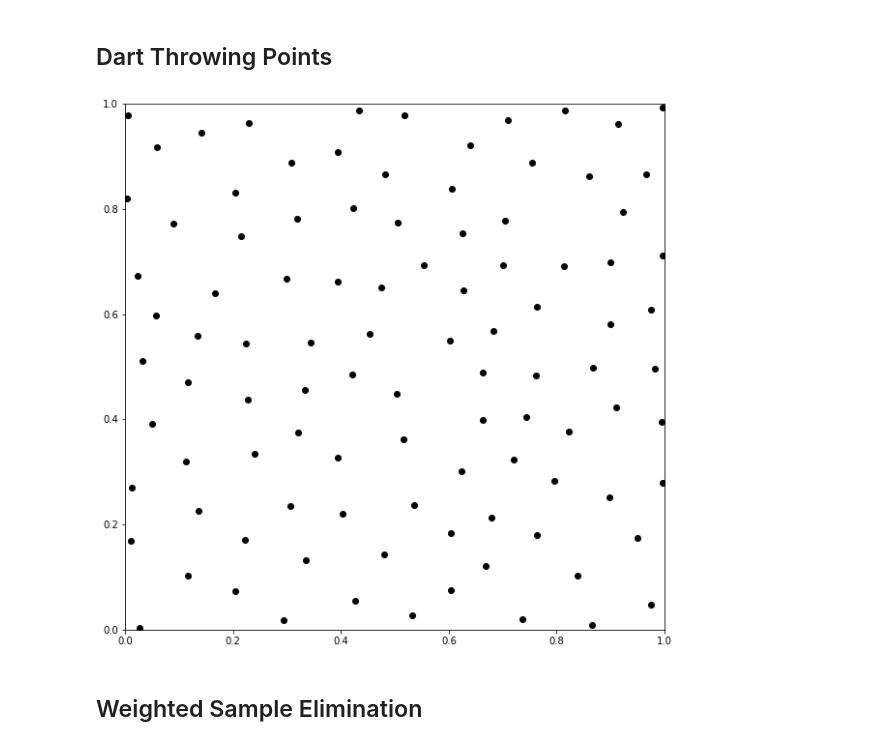
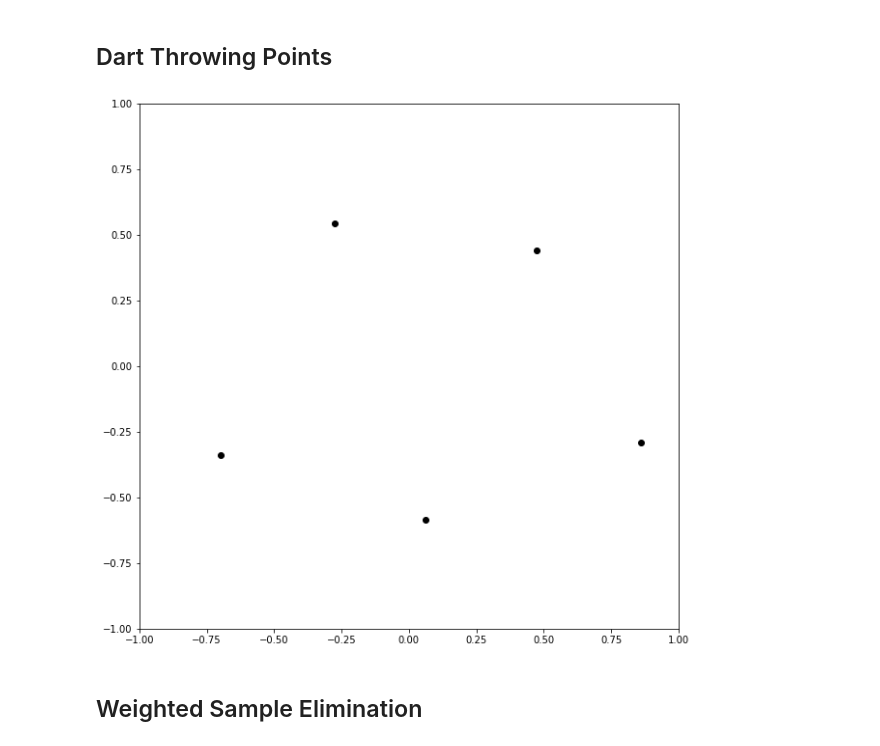
Before and after one commit to WeakKnight/PoissonDiskSampler, a Jupyter notebook: PoissonDiskSampler.ipynb, the cells around one changed output. Saved outputs shown, nothing was run; the diff lists cells and outputs as text; code cells hidden in the pictures.

```diff
--- a/PoissonDiskSampler.ipynb
+++ b/PoissonDiskSampler.ipynb
@@ -26,37 +26,49 @@ plt.show()
 # %%
 %matplotlib inline
 import matplotlib.pyplot as plt
 from matplotlib.patches import Ellipse
 import numpy as np
 from matplotlib.text import OffsetFrom
 import Library as lib
 import random as rd
+import math
+
+def RandomPointInCircle(radius, u, v):
+	S = u
+	# S = r2 / R2, choose r based on F
+	r = math.sqrt(S) * radius
+	theta = v * math.pi * 2.0
+	x = r * math.cos(theta)
+	y = r * math.sin(theta)
+
+	return x, y
 
 sampleList = []
-radius = 0.08
+radius = 0.60
 acceptNum = 0
-goalNum = 100
+goalNum = 5
 while acceptNum < goalNum:
-    randomPoint = [rd.random(), rd.random()]
+    x,y = RandomPointInCircle(1.0, rd.random(), rd.random())
+    randomPoint = [x, y]
     reject = False
     for sampledPoint in sampleList:
         if ((sampledPoint[0] - randomPoint[0]) * (sampledPoint[0] - randomPoint[0]) + (sampledPoint[1] - randomPoint[1])*(sampledPoint[1] - randomPoint[1])) < (radius * radius):
             reject = True
             break
     if not reject:
         sampleList.append(randomPoint)
         acceptNum = acceptNum + 1
 
 fig, ax = plt.subplots(figsize=(10, 10))
 
-for i in range(100):
+for i in range(goalNum):
     ax.scatter(sampleList[i][0], sampleList[i][1], color = [0.0, 0.0, 0.0])
 
-ax.set_xlim(0, 1)
-ax.set_ylim(0, 1)
+ax.set_xlim(-1, 1)
+ax.set_ylim(-1, 1)
 plt.show()
 # %% [output]
-[figure, old version]
+[figure, new version]
 # %% [markdown]
 ## Weighted Sample Elimination
 # %% [markdown]
```
